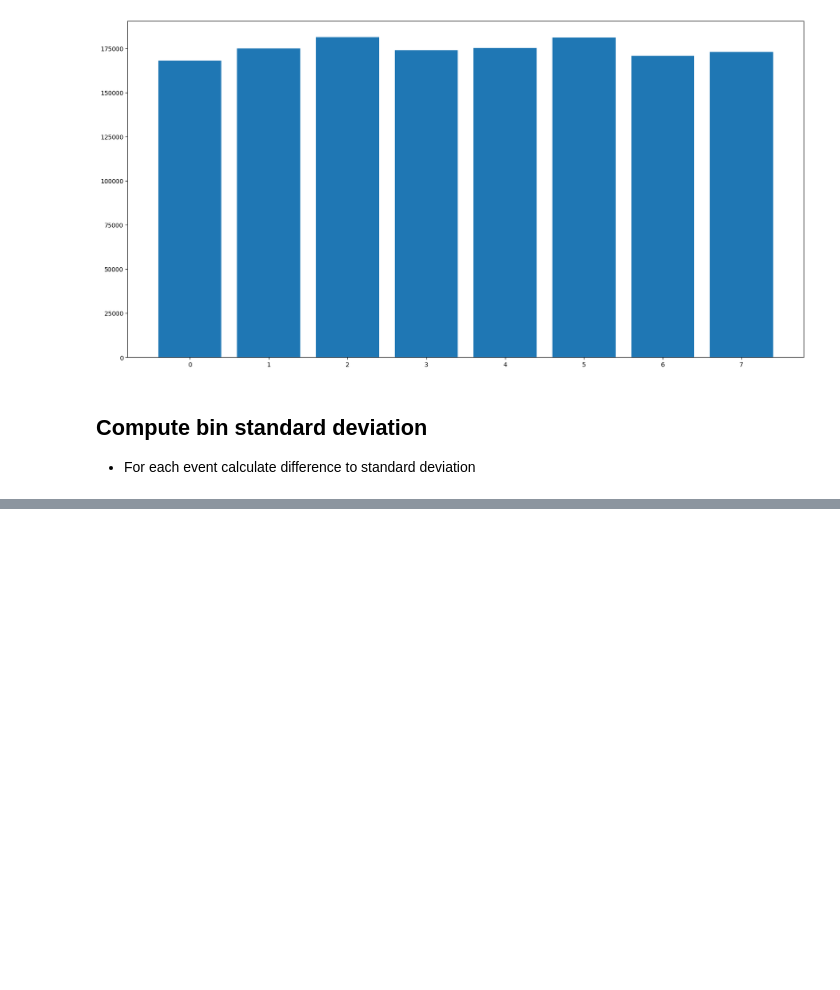
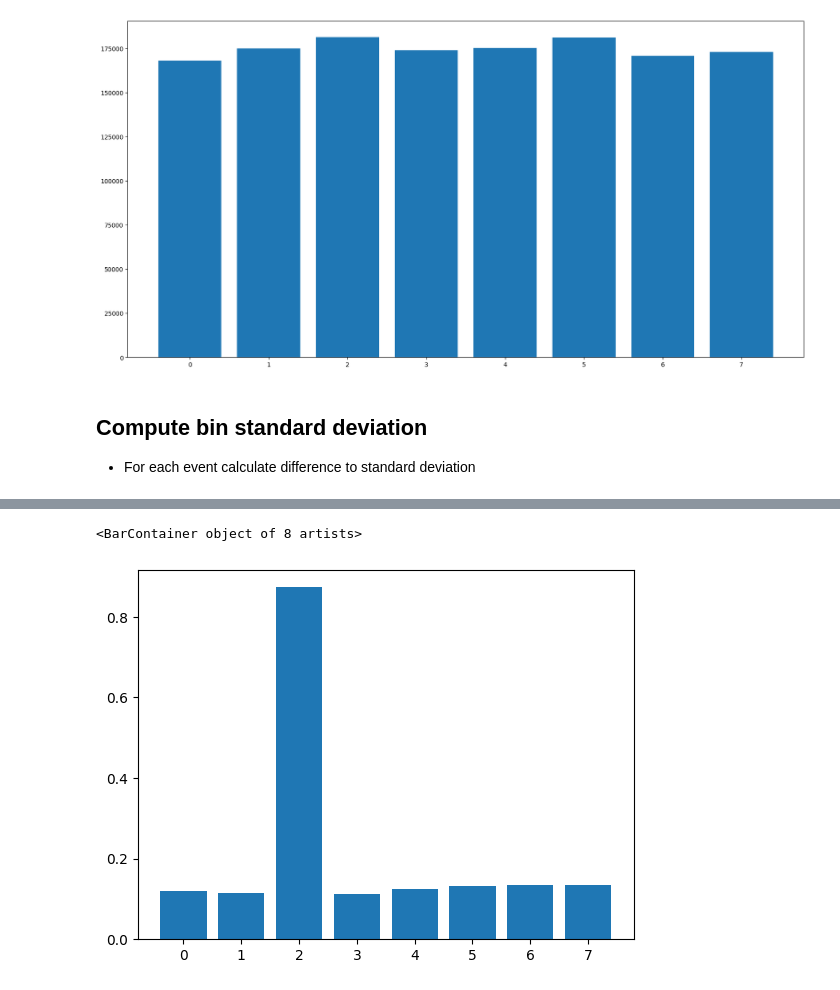
Before and after one commit to YannickLeon/EEGAnalysis, a Jupyter notebook: filtering2.ipynb, the cells around one changed output, grey strips where cells are left out. Drawn from its saved outputs; the diff is of its cells as text; code cells hidden in the pictures; blank space fills up the shorter version.

```diff
--- a/filtering2.ipynb
+++ b/filtering2.ipynb
@@ -154,0 +160,6 @@ print(deviation)
+# %%
+total_deviation = get_total_deviation(data, 147.868)
+plt.bar([i for i in range(8)], total_deviation)
+# %% [output]
+<BarContainer object of 8 artists>
+[figure, added]
```
Also changed, not shown: parts of 10 cells of this notebook.
